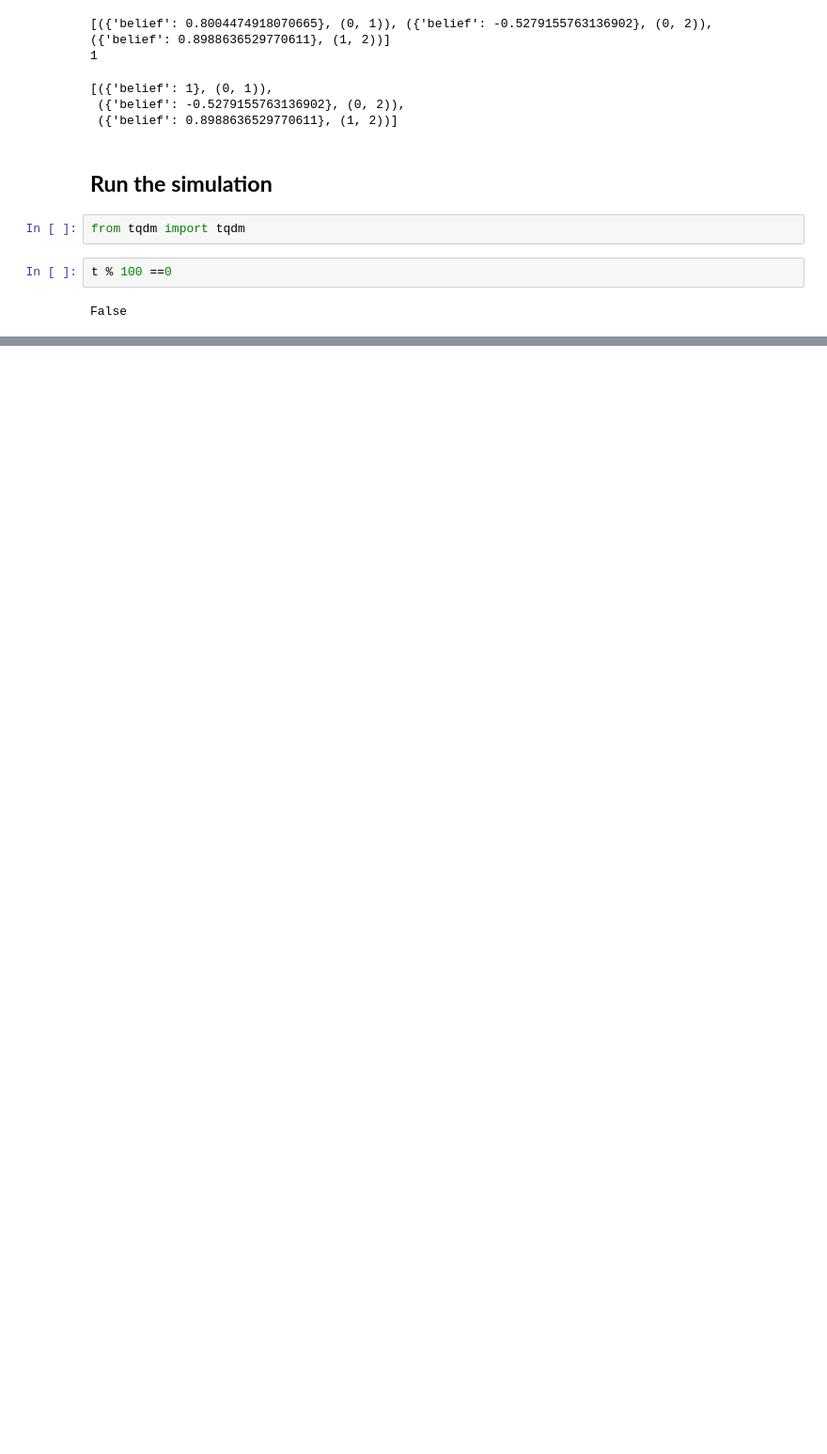
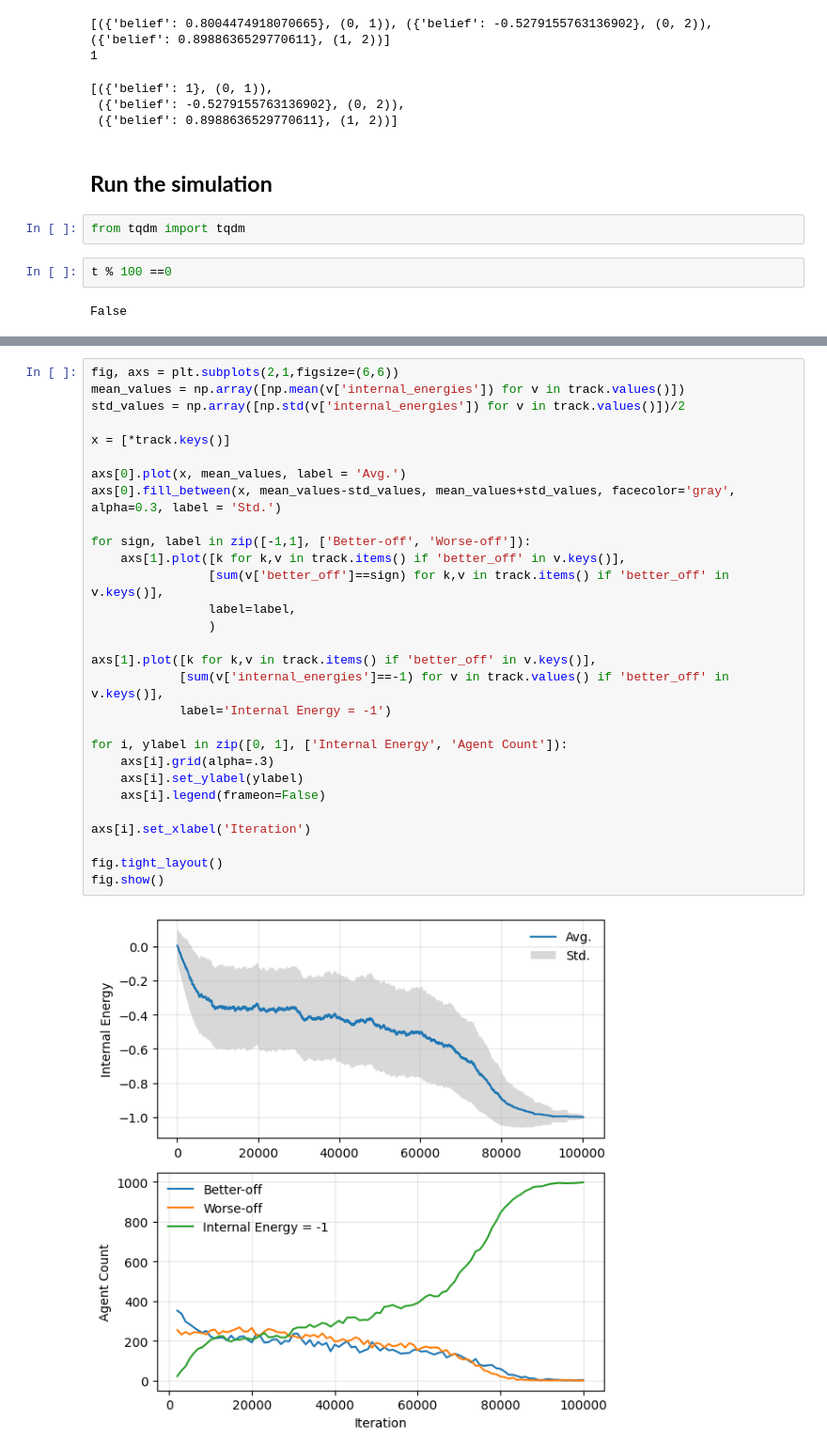
Before and after one commit to ocseckin/belief_network_extended, a Jupyter notebook: notebooks/explore_original_model.ipynb, the cells around one changed output, grey strips where cells are left out. Shown: that part at 94% size. Drawn from its saved outputs; the diff is of its cells as text; blank space fills up the shorter version.

```diff
--- a/notebooks/explore_original_model.ipynb
+++ b/notebooks/explore_original_model.ipynb
@@ -207,0 +275,31 @@ array([[-1, -1,  1],
+# %%
+fig, axs = plt.subplots(2,1,figsize=(6,6))
+mean_values = np.array([np.mean(v['internal_energies']) for v in track.values()])
+std_values = np.array([np.std(v['internal_energies']) for v in track.values()])/2
+
+x = [*track.keys()]
+
+axs[0].plot(x, mean_values, label = 'Avg.')
+axs[0].fill_between(x, mean_values-std_values, mean_values+std_values, facecolor='gray', alpha=0.3, label = 'Std.')
+
+for sign, label in zip([-1,1], ['Better-off', 'Worse-off']):
+    axs[1].plot([k for k,v in track.items() if 'better_off' in v.keys()],
+                [sum(v['better_off']==sign) for k,v in track.items() if 'better_off' in v.keys()],
+                label=label,
+                )
+
+axs[1].plot([k for k,v in track.items() if 'better_off' in v.keys()],
+            [sum(v['internal_energies']==-1) for v in track.values() if 'better_off' in v.keys()],
+            label='Internal Energy = -1')
+
+for i, ylabel in zip([0, 1], ['Internal Energy', 'Agent Count']):
+    axs[i].grid(alpha=.3)
+    axs[i].set_ylabel(ylabel)
+    axs[i].legend(frameon=False)
+
+axs[i].set_xlabel('Iteration')
+
+fig.tight_layout()
+fig.show()
+# %% [output]
+[figure, added]
```
Also changed, not shown: parts of 16 cells of this notebook.
